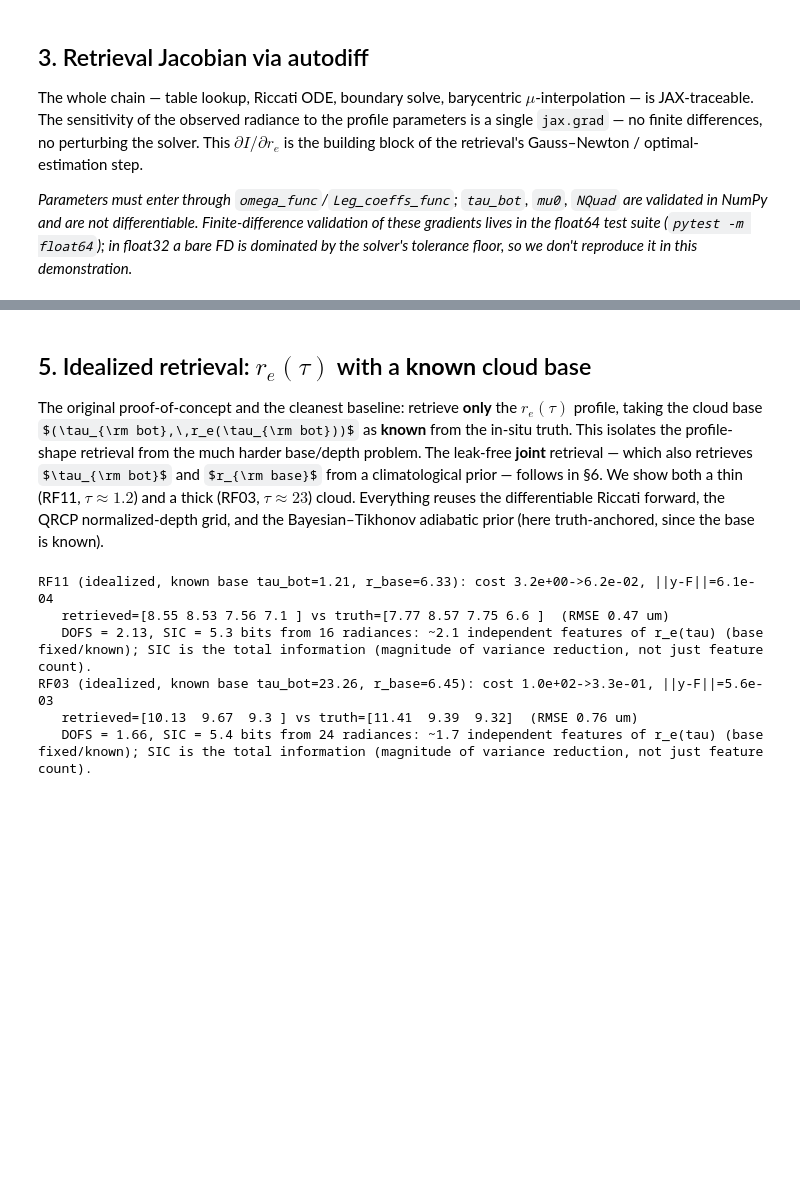
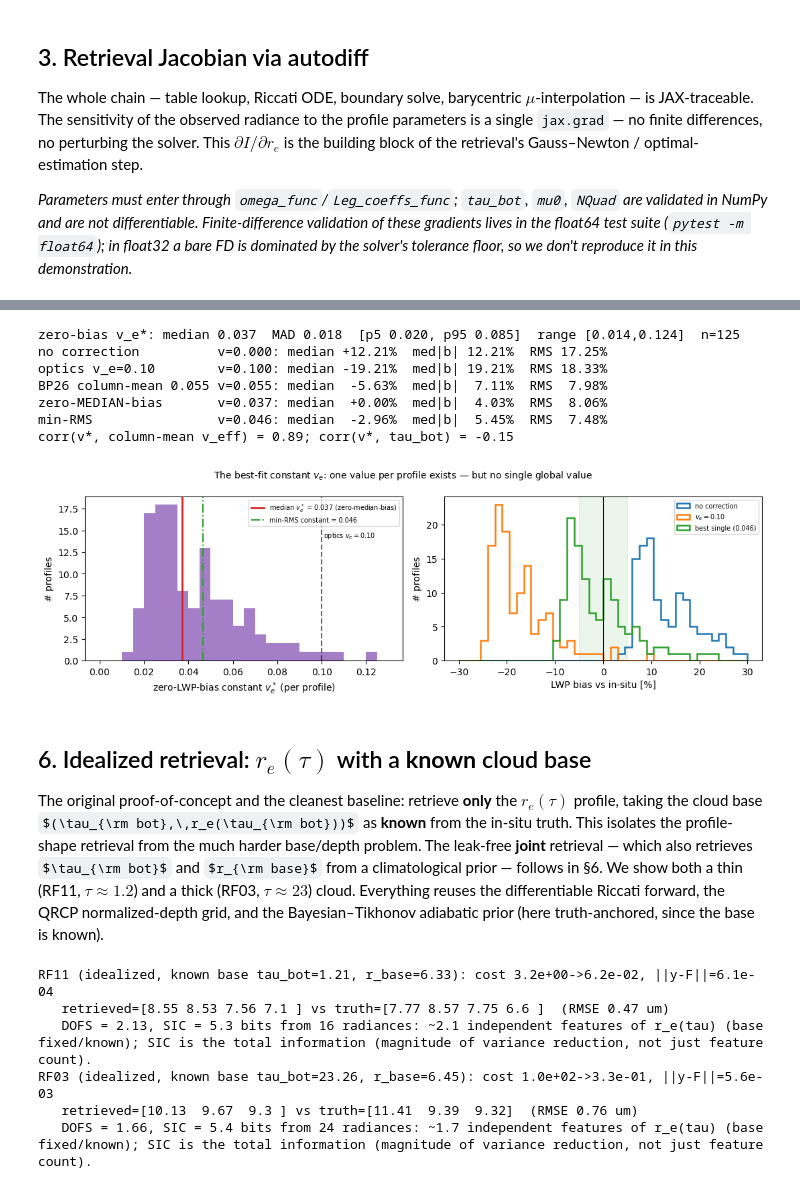
Before and after one commit to dhjx1996/Pythonic-DISORT_inhomogeneous_atmosphere, a Jupyter notebook: docs/riccati_solver_VOCALS_retrieval.ipynb, the cells around one changed output, grey strips where cells are left out. Cells and saved outputs as stored; diff of their text form; code cells hidden in the pictures; some formulas as TeX source; blank space fills up the shorter version.

```diff
--- a/docs/riccati_solver_VOCALS_retrieval.ipynb
+++ b/docs/riccati_solver_VOCALS_retrieval.ipynb
@@ -318,5 +443,54 @@ adiabatic direction (r_top>r_base): 95% of profiles;  median r_base/r_top = 0.64
+# %%
+# The zero-LWP-bias constant v_e — the best-fit single v_e per profile (vocals_io.zero_bias_veff):
+# a constant v_e is a constant width factor C=(1-v)(1-2v), so LWP_native*C(v*) = int LWC dz inverts exactly.
+kept = [p for p in profiles if 0.3 <= p.tau_bot <= 60]          # same physical filter as above
+lwp_t = np.array([vio.lwp_true_z(p) for p in kept])
+lwp_n = np.array([vio.lwp_native(p) for p in kept])
+ratio = lwp_t / lwp_n
+vstar = np.asarray(vio.veff_from_width_factor(ratio))           # zero-bias v_e*, per profile
+med_v = np.median(vstar); mad_v = 1.4826 * np.median(np.abs(vstar - med_v))
+print(f'zero-bias v_e*: median {med_v:.3f}  MAD {mad_v:.3f}  [p5 {np.percentile(vstar,5):.3f}, '
+      f'p95 {np.percentile(vstar,95):.3f}]  range [{vstar.min():.3f},{vstar.max():.3f}]  n={vstar.size}')
+grid = np.arange(0.0, 0.2001, 0.0005)
+rms = lambda b: np.sqrt(np.mean(b ** 2))
+bias_of = lambda v: 100.0 * (np.asarray(vio.width_factor_gamma(v)) / ratio - 1.0)
+v_min_rms = float(grid[np.argmin([rms(bias_of(v)) for v in grid])])
+for name, v in [('no correction', 0.0), ('optics v_e=0.10', 0.10), ('BP26 column-mean 0.055', 0.055),
+                ('zero-MEDIAN-bias', med_v), ('min-RMS', v_min_rms)]:
+    b = bias_of(v)
+    print(f'{name:22s} v={v:5.3f}: median {np.median(b):+6.2f}%  med|b| {np.median(np.abs(b)):5.2f}%  '
+          f'RMS {rms(b):5.2f}%')
+print(f'corr(v*, column-mean v_eff) = {np.corrcoef(vstar, [p.v_eff.mean() for p in kept])[0,1]:.2f}; '
+      f'corr(v*, tau_bot) = {np.corrcoef(vstar, [p.tau_bot for p in kept])[0,1]:.2f}')
+
+fig, ax = plt.subplots(1, 2, figsize=(11, 3.6))
+ax[0].hist(vstar, bins=np.linspace(0, 0.13, 27), color='C4', alpha=0.85)
+ax[0].axvline(0.10, ls='--', color='k', alpha=0.6)
+ax[0].text(0.101, ax[0].get_ylim()[1] * 0.75, 'optics $v_e{=}0.10$', fontsize=7)
+ax[0].axvline(med_v, color='C3', lw=2, label=f'median $v_e^*$ = {med_v:.3f} (zero-median-bias)')
+ax[0].axvline(v_min_rms, color='C2', ls='-.', label=f'min-RMS constant = {v_min_rms:.3f}')
+ax[0].set_xlabel(r'zero-LWP-bias constant $v_e^*$ (per profile)'); ax[0].set_ylabel('# profiles')
+ax[0].legend(fontsize=7)
+bins = np.linspace(-30, 30, 41)
+for v, lab, c in [(0.0, 'no correction', 'C0'), (0.10, r'$v_e{=}0.10$', 'C1'),
+                  (v_min_rms, f'best single ({v_min_rms:.3f})', 'C2')]:
+    ax[1].hist(bias_of(v), bins=bins, histtype='step', lw=1.8, color=c, label=lab)
+ax[1].axvspan(-5, 5, color='green', alpha=0.08); ax[1].axvline(0, color='k', lw=0.8)
+ax[1].set_xlabel('LWP bias vs in-situ [%]'); ax[1].set_ylabel('# profiles'); ax[1].legend(fontsize=7)
+fig.suptitle('The best-fit constant $v_e$: one value per profile exists — but no single global value',
+             fontsize=10)
+plt.tight_layout()
+# %% [output]
+zero-bias v_e*: median 0.037  MAD 0.018  [p5 0.020, p95 0.085]  range [0.014,0.124]  n=125
+no correction          v=0.000: median +12.21%  med|b| 12.21%  RMS 17.25%
+optics v_e=0.10        v=0.100: median -19.21%  med|b| 19.21%  RMS 18.33%
+BP26 column-mean 0.055 v=0.055: median  -5.63%  med|b|  7.11%  RMS  7.98%
+zero-MEDIAN-bias       v=0.037: median  +0.00%  med|b|  4.03%  RMS  8.06%
+min-RMS                v=0.046: median  -2.96%  med|b|  5.45%  RMS  7.48%
+corr(v*, column-mean v_eff) = 0.89; corr(v*, tau_bot) = -0.15
+[figure, added]
 # %% [markdown]
-## 5. Idealized retrieval: $r_e(\tau)$ with a **known** cloud base
+## 6. Idealized retrieval: $r_e(\tau)$ with a **known** cloud base
 
 The original proof-of-concept and the cleanest baseline: retrieve **only** the
 $r_e(\tau)$ profile, taking the cloud base $(\tau_{\rm bot},\,r_e(\tau_{\rm bot}))$ as
```
Also changed, not shown: parts of 28 cells of this notebook, 8 other files.
